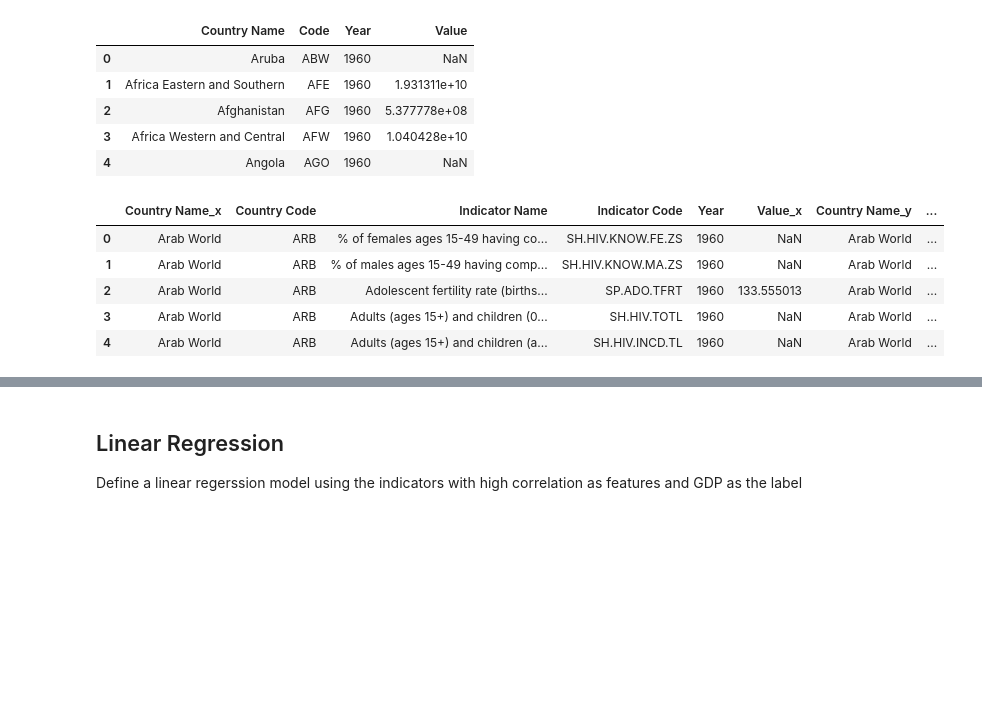
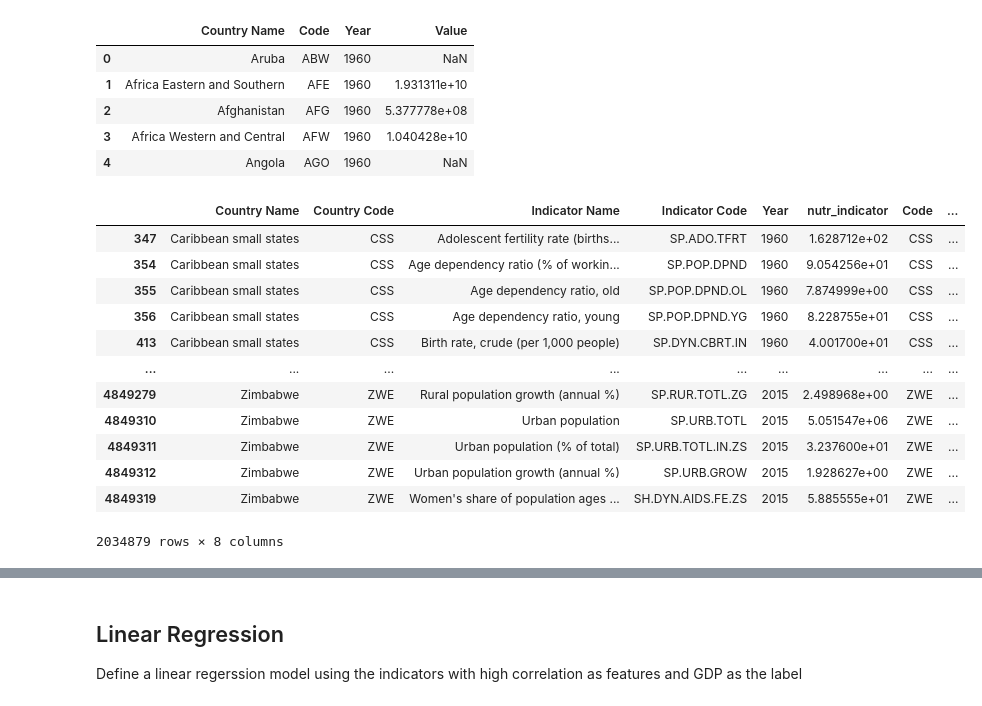
Before and after one commit to aishwaryabsk/GDP_Health_Analysis, a Jupyter notebook: GDP_Health_Analysis.ipynb, the cells around one changed output, grey strips where cells are left out. Saved outputs shown, nothing was run; the diff lists cells and outputs as text; code cells hidden in the pictures; blank space fills up the shorter version.

```diff
--- a/GDP_Health_Analysis.ipynb
+++ b/GDP_Health_Analysis.ipynb
@@ -237,13 +238,27 @@ melt_gdp_df.head(5)
 | 2 | Afghanistan | AFG | 1960 | 5.377778e+08 |
 | 3 | Africa Western and Central | AFW | 1960 | 1.040428e+10 |
 | 4 | Angola | AGO | 1960 | NaN |
-# %%
-merged_gdp = pd.merge(melt_nutr_df, melt_gdp_df, left_on=['Country Code', 'Year'], right_on=['Code', 'Year'])
-merged_gdp.head(5)
-# %% [output]
-|  | Country Name_x | Country Code | Indicator Name | Indicator Code | Year | Value_x | Country Name_y | ... |
-| 0 | Arab World | ARB | % of females ages 15-49 having co... | SH.HIV.KNOW.FE.ZS | 1960 | NaN | Arab World | ... |
-| 1 | Arab World | ARB | % of males ages 15-49 having comp... | SH.HIV.KNOW.MA.ZS | 1960 | NaN | Arab World | ... |
-| 2 | Arab World | ARB | Adolescent fertility rate (births... | SP.ADO.TFRT | 1960 | 133.555013 | Arab World | ... |
-| 3 | Arab World | ARB | Adults (ages 15+) and children (0... | SH.HIV.TOTL | 1960 | NaN | Arab World | ... |
-| 4 | Arab World | ARB | Adults (ages 15+) and children (a... | SH.HIV.INCD.TL | 1960 | NaN | Arab World | ... |
+# %%
+#drop country name because this is available from nutritional dataset
+melt_gdp_df = melt_gdp_df.drop(columns=['Country Name'])
+#merge the two tables to get country's gdp for the given year
+merged_gdp = pd.merge(melt_nutr_df, melt_gdp_df, left_on=['Country Code', 'Year'], right_on=['Code', 'Year'])
+#rename columns
+merged_gdp = merged_gdp.rename(columns={'Value_x': 'nutr_indicator', 'Value_y': 'gdp_country'})
+
+#get rid of NaN
+merged_gdp.dropna(subset=['nutr_indicator', 'gdp_country'], inplace=True)
+# %% [output]
+|  | Country Name | Country Code | Indicator Name | Indicator Code | Year | nutr_indicator | Code | ... |
+| 347 | Caribbean small states | CSS | Adolescent fertility rate (births... | SP.ADO.TFRT | 1960 | 1.628712e+02 | CSS | ... |
+| 354 | Caribbean small states | CSS | Age dependency ratio (% of workin... | SP.POP.DPND | 1960 | 9.054256e+01 | CSS | ... |
+| 355 | Caribbean small states | CSS | Age dependency ratio, old | SP.POP.DPND.OL | 1960 | 7.874999e+00 | CSS | ... |
+| 356 | Caribbean small states | CSS | Age dependency ratio, young | SP.POP.DPND.YG | 1960 | 8.228755e+01 | CSS | ... |
+| 413 | Caribbean small states | CSS | Birth rate, crude (per 1,000 people) | SP.DYN.CBRT.IN | 1960 | 4.001700e+01 | CSS | ... |
+| ... | ... | ... | ... | ... | ... | ... | ... | ... |
+| 4849279 | Zimbabwe | ZWE | Rural population growth (annual %) | SP.RUR.TOTL.ZG | 2015 | 2.498968e+00 | ZWE | ... |
+| 4849310 | Zimbabwe | ZWE | Urban population | SP.URB.TOTL | 2015 | 5.051547e+06 | ZWE | ... |
+| 4849311 | Zimbabwe | ZWE | Urban population (% of total) | SP.URB.TOTL.IN.ZS | 2015 | 3.237600e+01 | ZWE | ... |
+| 4849312 | Zimbabwe | ZWE | Urban population growth (annual %) | SP.URB.GROW | 2015 | 1.928627e+00 | ZWE | ... |
+| 4849319 | Zimbabwe | ZWE | Women's share of population ages ... | SH.DYN.AIDS.FE.ZS | 2015 | 5.885555e+01 | ZWE | ... |
+2034879 rows × 8 columns
```
Also changed, not shown: parts of 11 cells of this notebook.
